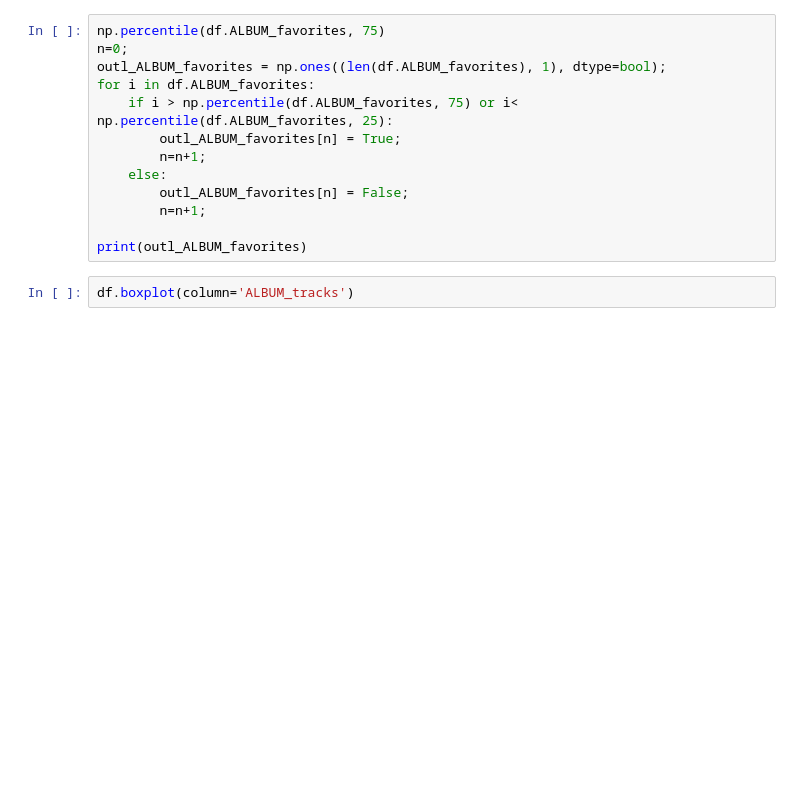
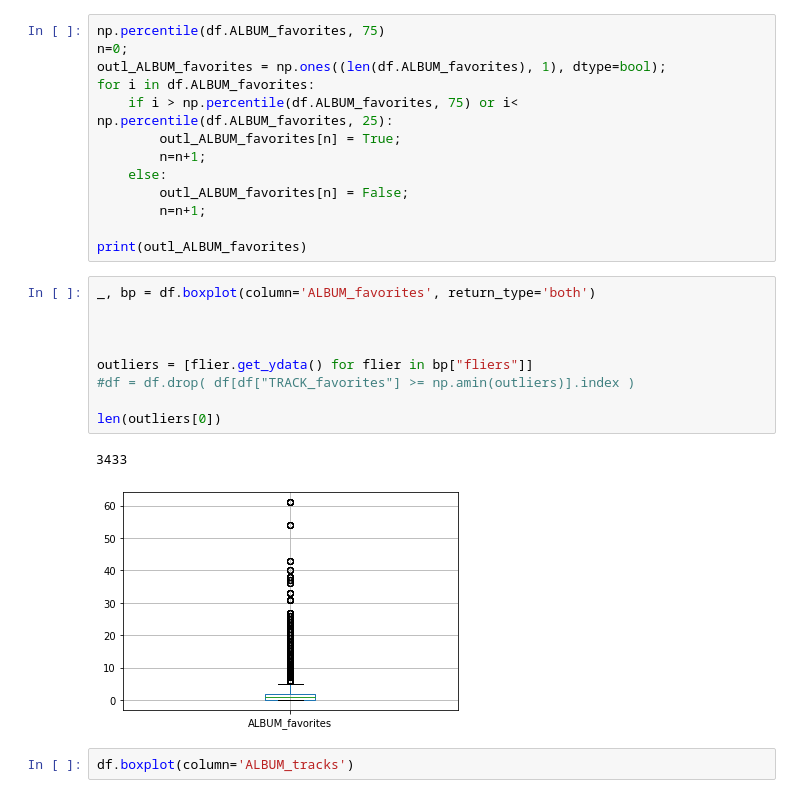
Before and after one commit to cri98li/Data-Mining-2-Project-ts-classification, a Jupyter notebook: outliers.ipynb, the cells around one changed output. Drawn from its saved outputs; the diff is of its cells as text; blank space fills up the shorter version.

```diff
--- a/outliers.ipynb
+++ b/outliers.ipynb
@@ -147,6 +196,18 @@ for i in df.ALBUM_favorites:
         n=n+1;
 
 print(outl_ALBUM_favorites)
+# %%
+_, bp = df.boxplot(column='ALBUM_favorites', return_type='both')
+
+
+
+outliers = [flier.get_ydata() for flier in bp["fliers"]]
+#df = df.drop( df[df["TRACK_favorites"] >= np.amin(outliers)].index )
+
+len(outliers[0])
+# %% [output]
+3433
+[figure, added]
 # %%
 df.boxplot(column='ALBUM_tracks')
 # %%
```
Also changed, not shown: parts of 32 cells of this notebook.
